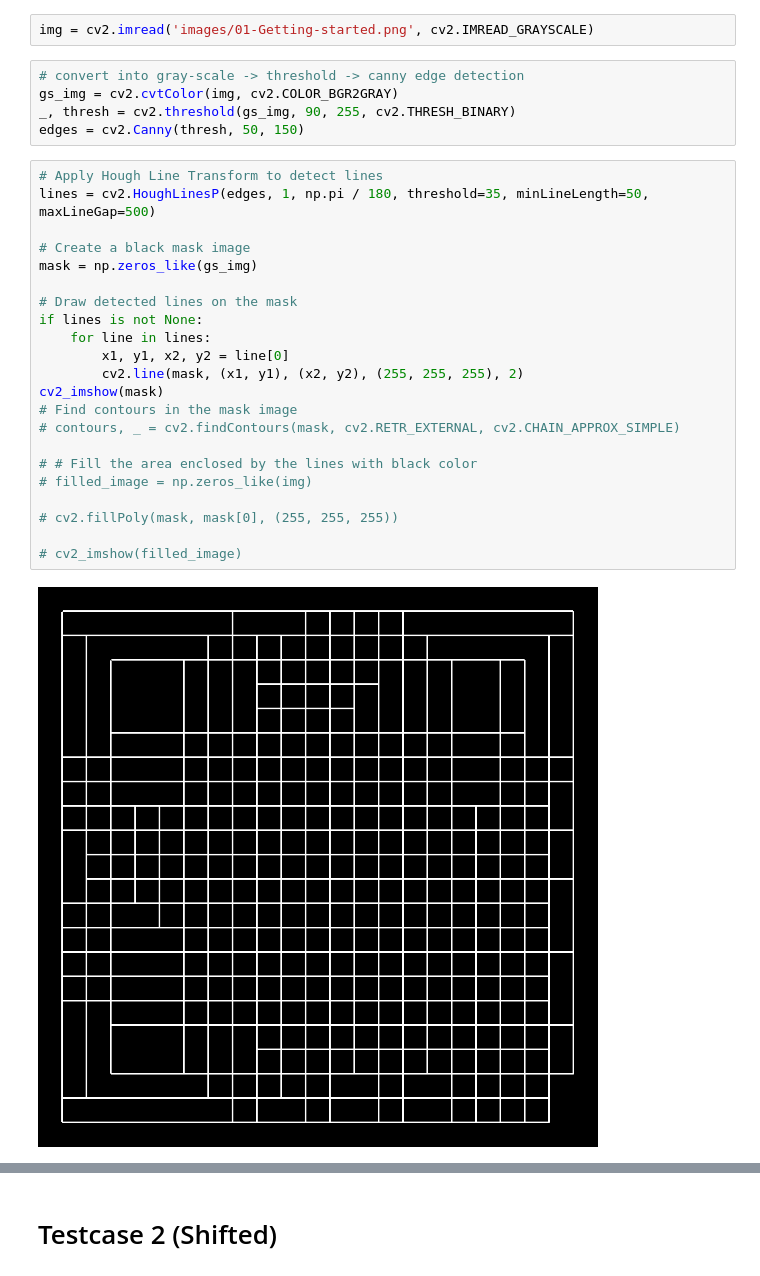
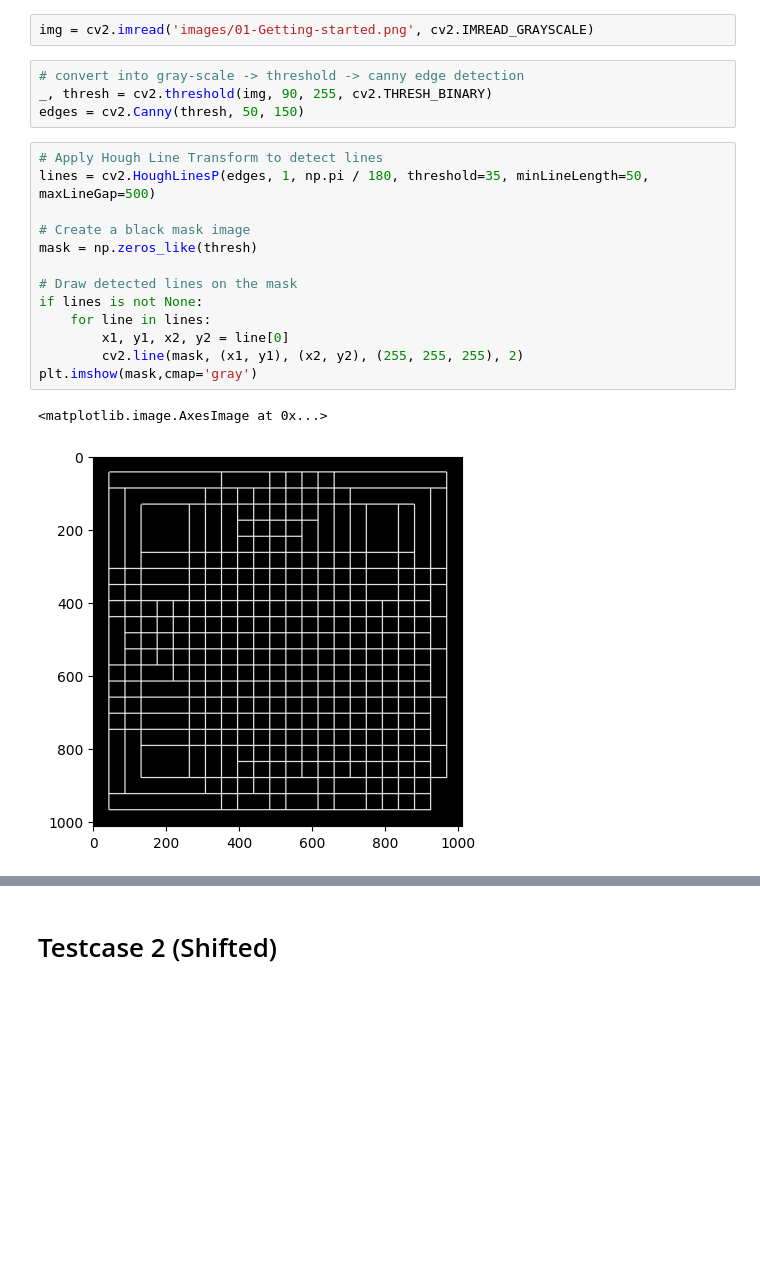
Before and after one commit to khaledhassann/QR-Code-Reader, a Jupyter notebook: computer_vision.ipynb, the cells around one changed output, grey strips where cells are left out. Saved outputs shown, nothing was run; the diff lists cells and outputs as text; blank space fills up the shorter version.

```diff
--- a/computer_vision.ipynb
+++ b/computer_vision.ipynb
@@ -254,31 +254,22 @@ def fit_to_square(contour, target_co):
 img = cv2.imread('images/01-Getting-started.png', cv2.IMREAD_GRAYSCALE)
 # %%
 # convert into gray-scale -> threshold -> canny edge detection
-gs_img = cv2.cvtColor(img, cv2.COLOR_BGR2GRAY)
-_, thresh = cv2.threshold(gs_img, 90, 255, cv2.THRESH_BINARY)
+_, thresh = cv2.threshold(img, 90, 255, cv2.THRESH_BINARY)
 edges = cv2.Canny(thresh, 50, 150)
 # %%
 # Apply Hough Line Transform to detect lines
 lines = cv2.HoughLinesP(edges, 1, np.pi / 180, threshold=35, minLineLength=50, maxLineGap=500)
 
 # Create a black mask image
-mask = np.zeros_like(gs_img)
+mask = np.zeros_like(thresh)
 
 # Draw detected lines on the mask
 if lines is not None:
     for line in lines:
         x1, y1, x2, y2 = line[0]
         cv2.line(mask, (x1, y1), (x2, y2), (255, 255, 255), 2)
-cv2_imshow(mask)
-# Find contours in the mask image
-# contours, _ = cv2.findContours(mask, cv2.RETR_EXTERNAL, cv2.CHAIN_APPROX_SIMPLE)
-
-# # Fill the area enclosed by the lines with black color
-# filled_image = np.zeros_like(img)
-
-# cv2.fillPoly(mask, mask[0], (255, 255, 255))
-
-# cv2_imshow(filled_image)
+plt.imshow(mask,cmap='gray')
 # %% [output]
+<matplotlib.image.AxesImage at 0x...>
-[figure, old version]
+[figure, new version]
 # %%
```
Also changed, not shown: parts of 8 cells of this notebook.
